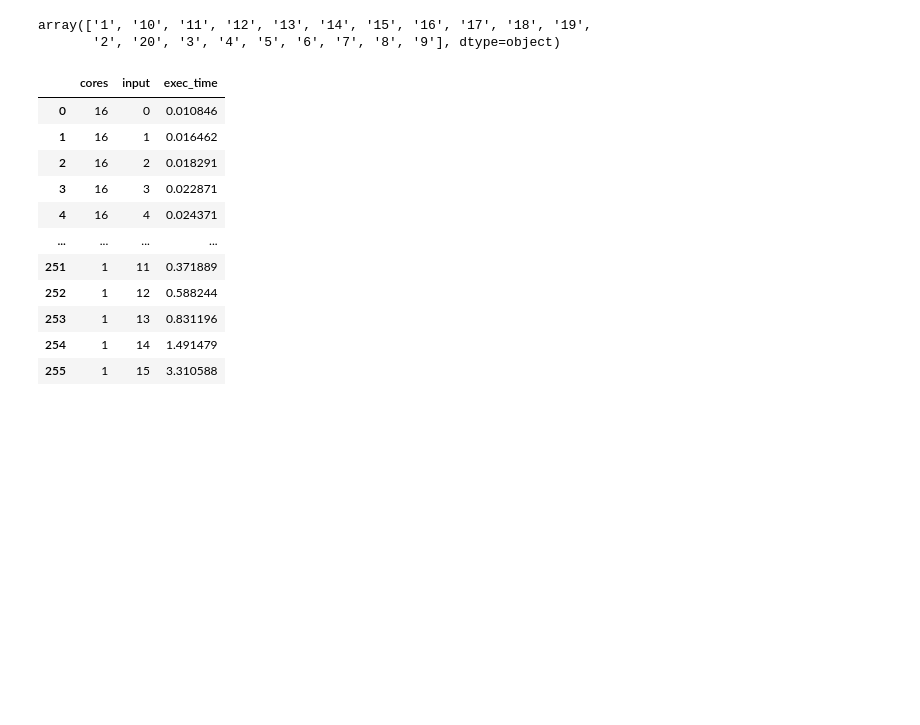
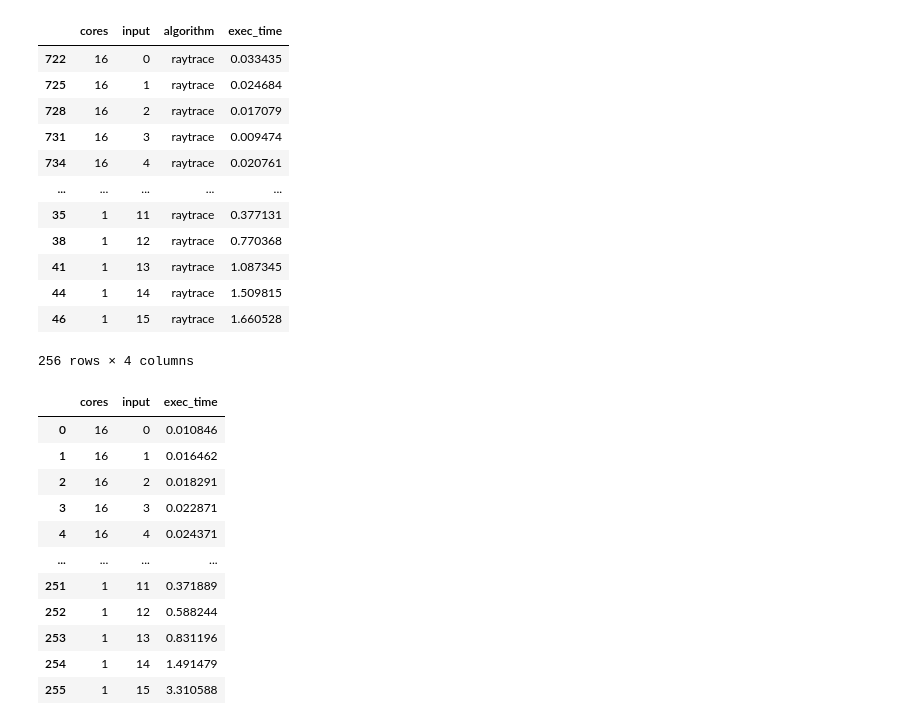
Before and after one commit to matheusslr/pascal-model-tcc, a Jupyter notebook: results_visualization.ipynb, the cells around one changed output. Cells and saved outputs as stored; diff of their text form; code cells hidden in the pictures; blank space fills up the shorter version.

```diff
--- a/results_visualization.ipynb
+++ b/results_visualization.ipynb
@@ -73,10 +77,24 @@ df_model_random['exec_time'] = df_model_random['data'].apply(lambda x: x['stop_t
 # %%
-a = extract_data(df_model_random)
-a = df_model_random.groupby(['cores', 'input', 'algorithm'])['exec_time'].mean().reset_index()
-a[a['algorithm'] == 'raytrace']['cores'].unique()
+random = extract_data(df_model_random)
+random = random.groupby(['cores', 'input', 'algorithm'])['exec_time'].mean().reset_index()
+random = random[random['algorithm'] == 'raytrace']
+random = random.sort_values(by=['cores', 'input'], ascending=[False, True])
+
+random
 # %% [output]
+|  | cores | input | algorithm | exec_time |
+| 722 | 16 | 0 | raytrace | 0.033435 |
+| 725 | 16 | 1 | raytrace | 0.024684 |
+| 728 | 16 | 2 | raytrace | 0.017079 |
+| 731 | 16 | 3 | raytrace | 0.009474 |
+| 734 | 16 | 4 | raytrace | 0.020761 |
+| ... | ... | ... | ... | ... |
+| 35 | 1 | 11 | raytrace | 0.377131 |
+| 38 | 1 | 12 | raytrace | 0.770368 |
+| 41 | 1 | 13 | raytrace | 1.087345 |
+| 44 | 1 | 14 | raytrace | 1.509815 |
+| 46 | 1 | 15 | raytrace | 1.660528 |
-array(['1', '10', '11', '12', '13', '14', '15', '16', '17', '18', '19',
-       '2', '20', '3', '4', '5', '6', '7', '8', '9'], dtype=object)
+256 rows × 4 columns
 # %%
 df_real_raytrace = df_real[df_real['algorithm'] == 'raytrace']
 df_real_raytrace = extract_avg_runtime(df_real_raytrace)
```
Also changed, not shown: parts of 8 cells of this notebook.
